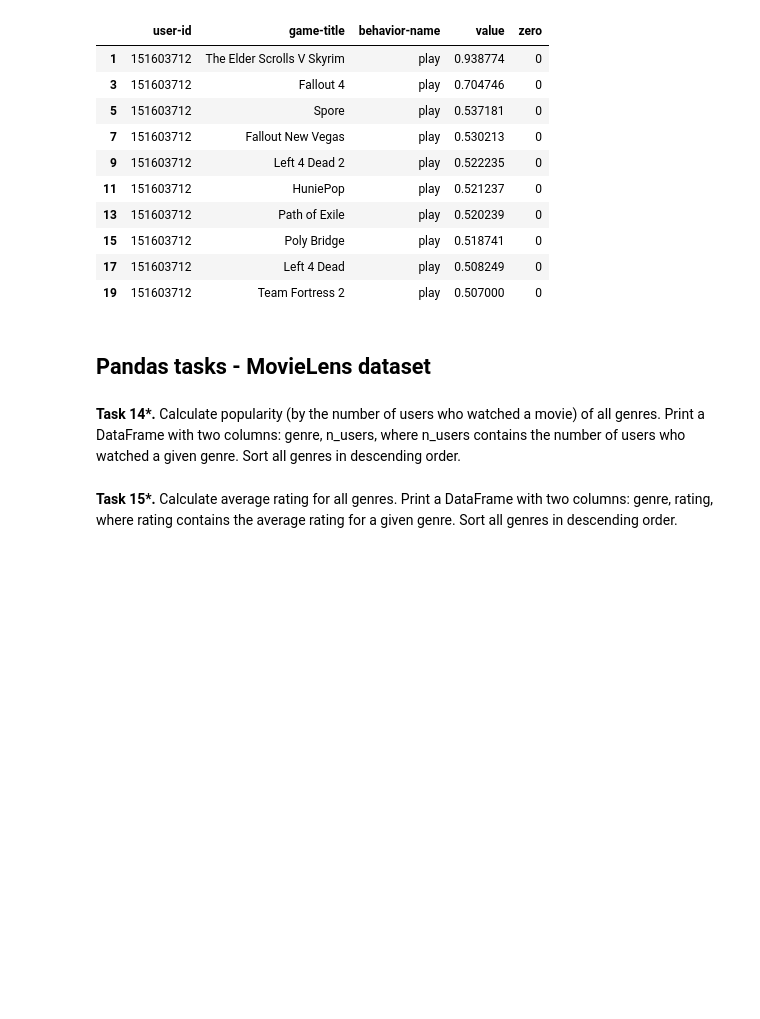
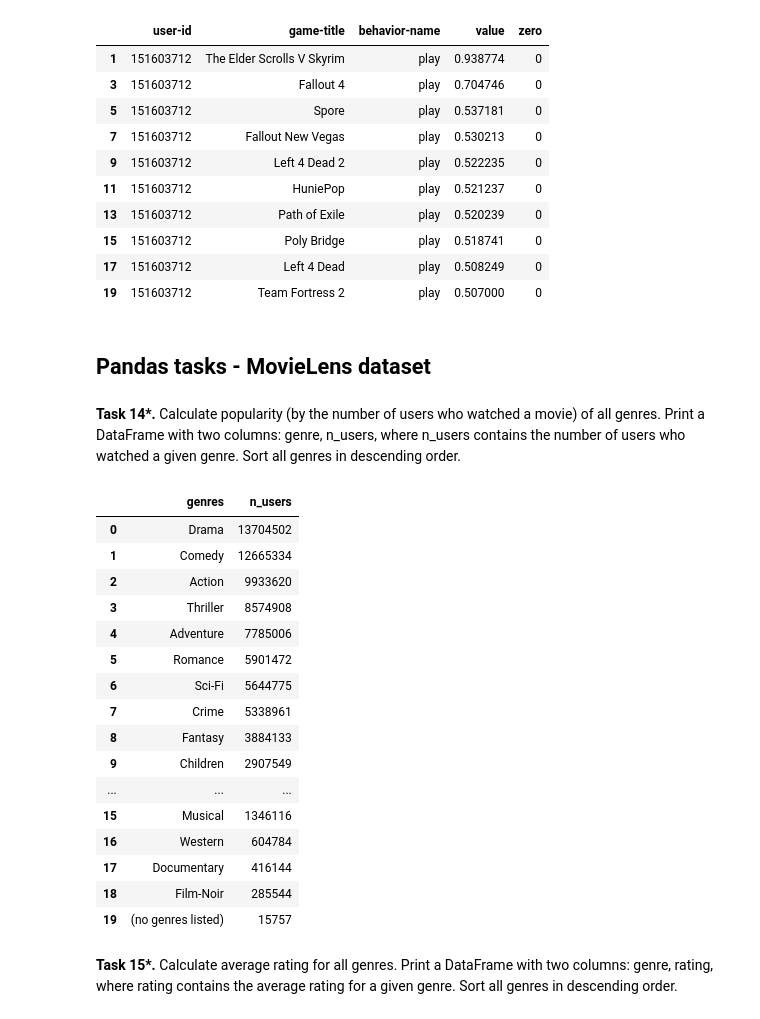
Before and after one commit to PiotrZiolo/recommender-systems-class, a Jupyter notebook: class_02_numpy_pandas.ipynb, the cells around one changed output. Saved outputs shown, nothing was run; the diff lists cells and outputs as text; code cells hidden in the pictures; blank space fills up the shorter version.

```diff
--- a/class_02_numpy_pandas.ipynb
+++ b/class_02_numpy_pandas.ipynb
@@ -270,7 +270,34 @@ display(steam_df_copy.head(10))
 # %% [markdown]
 **Task 14\*.** Calculate popularity (by the number of users who watched a movie) of all genres. Print a DataFrame with two columns: genre, n_users, where n_users contains the number of users who watched a given genre. Sort all genres in descending order.
 # %%
-# Write your code here
+#display(ml_df)
+
+exploded_df = pd.DataFrame(ml_df['genres'].str.split('|').tolist(), index=ml_df['userId']).stack()
+exploded_df = exploded_df.reset_index([0, 'userId'])
+exploded_df.columns = ['userId', 'genres']
+
+exploded_df = exploded_df.groupby('genres').agg(n_users = ('userId','sum'))
+exploded_df = exploded_df.sort_values(by=['n_users'], ascending=False).reset_index()
+
+display(exploded_df)
+# %% [output]
+|  | genres | n_users |
+| 0 | Drama | 13704502 |
+| 1 | Comedy | 12665334 |
+| 2 | Action | 9933620 |
+| 3 | Thriller | 8574908 |
+| 4 | Adventure | 7785006 |
+| 5 | Romance | 5901472 |
+| 6 | Sci-Fi | 5644775 |
+| 7 | Crime | 5338961 |
+| 8 | Fantasy | 3884133 |
+| 9 | Children | 2907549 |
+| ... | ... | ... |
+| 15 | Musical | 1346116 |
+| 16 | Western | 604784 |
+| 17 | Documentary | 416144 |
+| 18 | Film-Noir | 285544 |
+| 19 | (no genres listed) | 15757 |
 # %% [markdown]
 **Task 15\*.** Calculate average rating for all genres. Print a DataFrame with two columns: genre, rating, where rating contains the average rating for a given genre. Sort all genres in descending order.
 # %%
```
Also changed, not shown: parts of 4 cells of this notebook.
